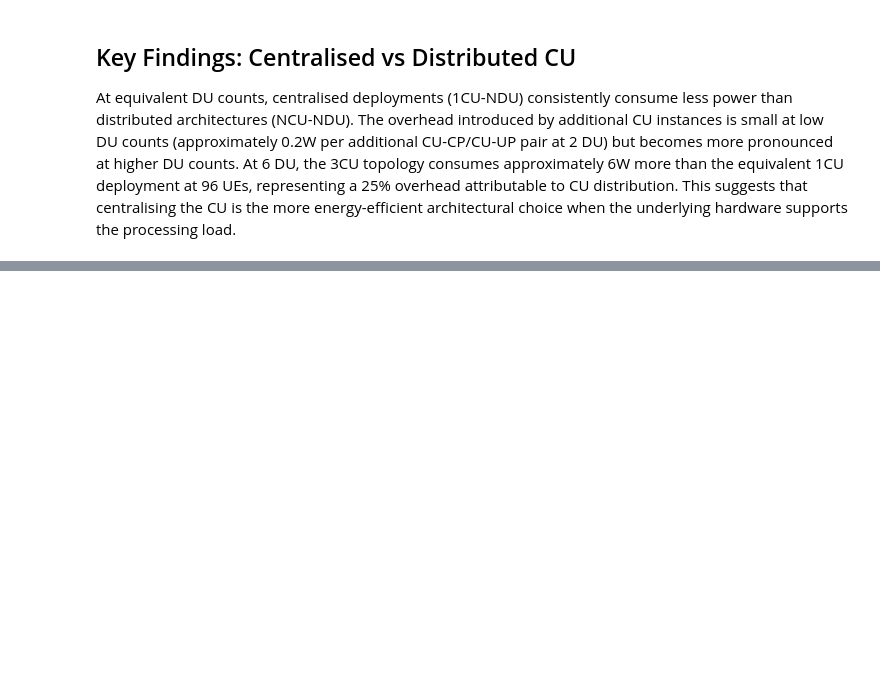
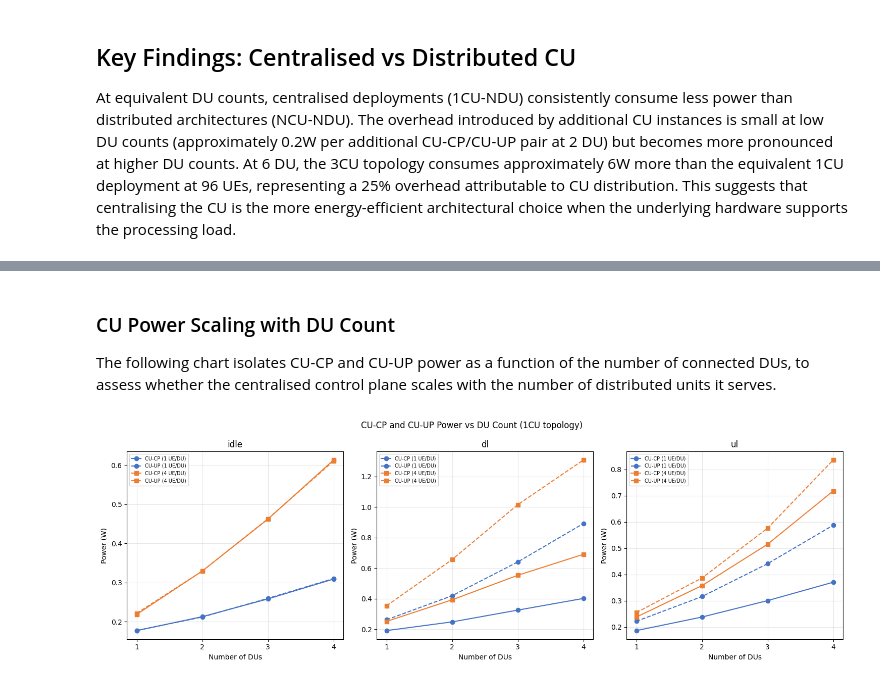
Before and after one commit to martafra/5g-power-dissertation, a Jupyter notebook: analysis/power_analysis.ipynb, the cells around one changed output, grey strips where cells are left out. Cells and saved outputs as stored; diff of their text form; code cells hidden in the pictures; blank space fills up the shorter version.

```diff
--- a/analysis/power_analysis.ipynb
+++ b/analysis/power_analysis.ipynb
@@ -544,0 +902,57 @@ underlying hardware supports the processing load.
+# %% [markdown]
+### CU Power Scaling with DU Count
+
+The following chart isolates CU-CP and CU-UP power as a function of the number of
+connected DUs, to assess whether the centralised control plane scales with the number
+of distributed units it serves.
+# %%
+def cu_power_vs_du_count(infra_mdu, title, fname):
+    """line chart of CU-CP and CU-UP power vs DU count, for each UE load."""
+    phases = ["idle", "dl", "ul"]
+    configs = [
+        ("1du_1ue", 1, 1), ("2du_1ue", 2, 1),
+        ("3du_1ue", 3, 1), ("4du_1ue", 4, 1),
+        ("1du_4ue", 1, 4), ("2du_4ue", 2, 4),
+        ("3du_4ue", 3, 4), ("4du_4ue", 4, 4),
+    ]
+
+    fig, axes = plt.subplots(1, 3, figsize=(15, 5))
+    for ax, phase in zip(axes, phases):
+        for ue_count, marker, color in [(1, "o", "#4472C4"), (4, "s", "#ED7D31")]:
+            du_counts, cp_vals, up_vals = [], [], []
+            for topo, n_du, n_ue in configs:
+                if n_ue != ue_count:
+                    continue
+                sub = infra_mdu[(infra_mdu["topo"] == topo) & (infra_mdu["phase"] == phase)]
+                if sub.empty:
+                    continue
+                s = sub.set_index("comp_class")["mean_W"]
+                du_counts.append(n_du)
+                cp_vals.append(s.get("cu_cp_total", 0))
+                up_vals.append(s.get("cu_up_total", 0))
+
+            ax.plot(du_counts, cp_vals, marker=marker, color=color,
+                    linestyle="-", label=f"CU-CP ({ue_count} UE/DU)")
+            ax.plot(du_counts, up_vals, marker=marker, color=color,
+                    linestyle="--", label=f"CU-UP ({ue_count} UE/DU)")
+
+        ax.set_xlabel("Number of DUs")
+        ax.set_ylabel("Power (W)")
+        ax.set_title(f"{phase}")
+        ax.set_xticks([1, 2, 3, 4])
+        ax.legend(fontsize=7)
+        ax.grid(True, alpha=0.3)
+
+    fig.suptitle(title)
+    plt.tight_layout()
+    plt.savefig(f"../analysis/{fname}", dpi=150)
+    plt.show()
+
+
+cu_power_vs_du_count(
+    infra_mdu,
+    "CU-CP and CU-UP Power vs DU Count (1CU topology)",
+    "zmq_cu_power_vs_du.png"
+)
+# %% [output]
+[figure, added]
```
Also changed, not shown: parts of 30 cells of this notebook.
